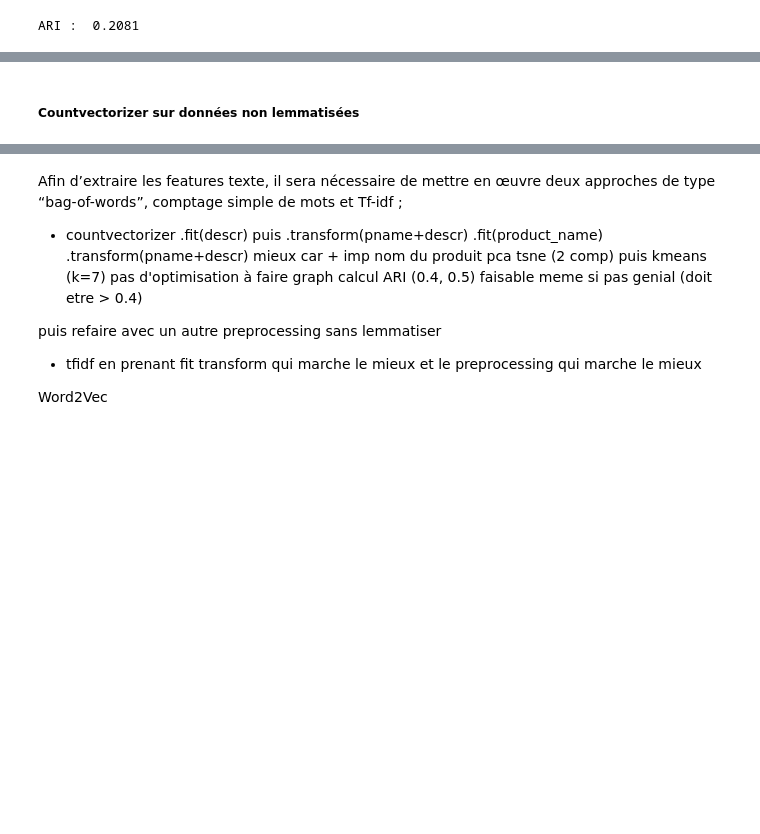
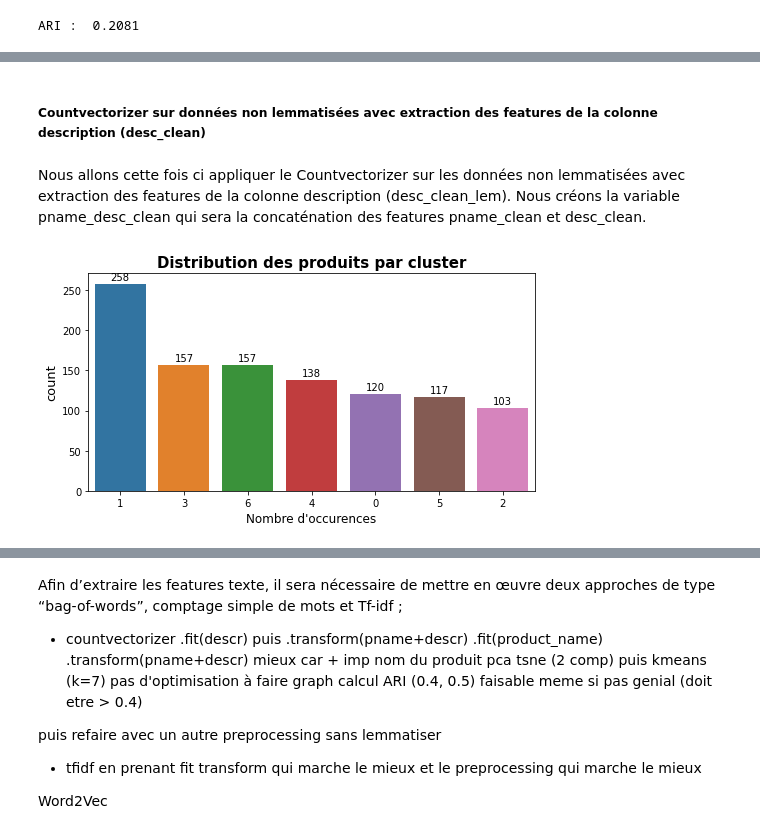
Before and after one commit to Milie-Mimi/OC_DS_Project6, a Jupyter notebook: GROSCHENE_Emilie_1_notebook_012023.ipynb, the cells around one changed output, grey strips where cells are left out. Saved outputs shown, nothing was run; the diff lists cells and outputs as text; code cells hidden in the pictures; blank space fills up the shorter version.

Commit message:
Fin countvectorizer

```diff
--- a/GROSCHENE_Emilie_1_notebook_012023.ipynb
+++ b/GROSCHENE_Emilie_1_notebook_012023.ipynb
@@ -1561,2 +1561,17 @@ df_models
 # %% [markdown]
-##### Countvectorizer sur données non lemmatisées
+##### Countvectorizer sur données non lemmatisées avec extraction des features de la colonne description (desc_clean)
+# %% [markdown]
+Nous allons cette fois ci appliquer le Countvectorizer sur les données non lemmatisées avec extraction des features de la colonne description (desc_clean_lem). Nous créons la variable pname_desc_clean qui sera la concaténation des features pname_clean et desc_clean.
+# %%
+data_bow["pname_desc_clean"] = \
+    data_bow["pname_clean"] + " " + data_bow["desc_clean"]
+# %%
+df_cvect_desc = bag_of_word(data_bow,
+                            'pname_clean',
+                            'desc_clean',
+                            'pname_desc_clean',
+                            CountVectorizer())
+# %%
+ARI_cvect_desc, X_tsne_cvect_desc, labels_cvect_desc, time2_cvect_desc = ARI_BOW(df_cvect_desc)
+# %% [output]
+[figure, added]
```
Also changed, not shown: parts of 26 cells of this notebook.
